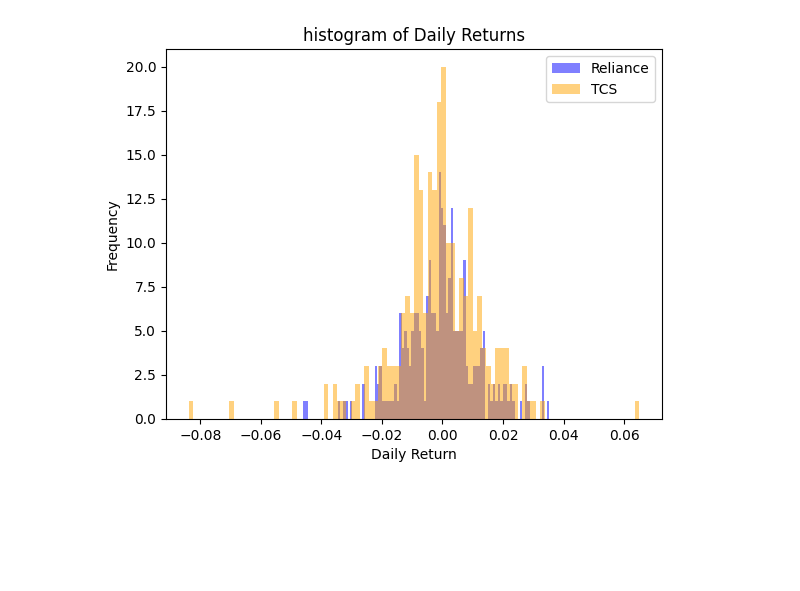
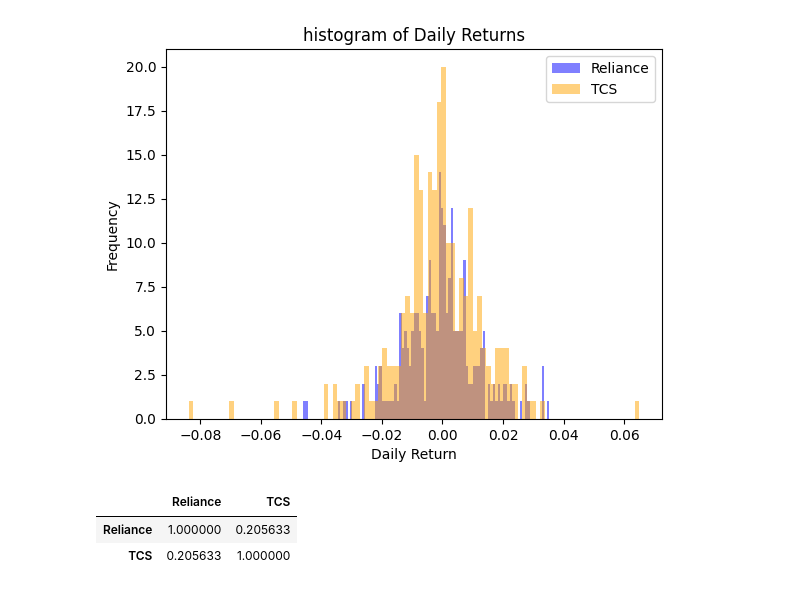
Before and after one commit to DivYanshVerma235/financial-analysis, a Jupyter notebook: finance_analysis.ipynb, the cells around one changed output. Cells and saved outputs as stored; diff of their text form; code cells hidden in the pictures; blank space fills up the shorter version.

```diff
--- a/finance_analysis.ipynb
+++ b/finance_analysis.ipynb
@@ -80,3 +80,11 @@ Reliance volatility: Ticker
 RELIANCE.NS    0.0127
 dtype: float64
 [figure]
+# %%
+returns = pd.DataFrame({'Reliance': reliance_return.squeeze(), 'TCS': tc_return.squeeze()})
+# %%
+returns.corr()
+# %% [output]
+|  | Reliance | TCS |
+| Reliance | 1.000000 | 0.205633 |
+| TCS | 0.205633 | 1.000000 |
```
